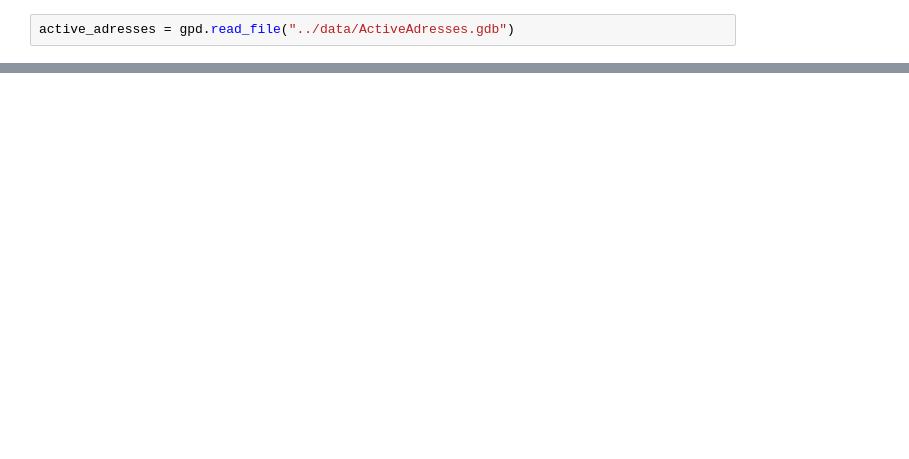
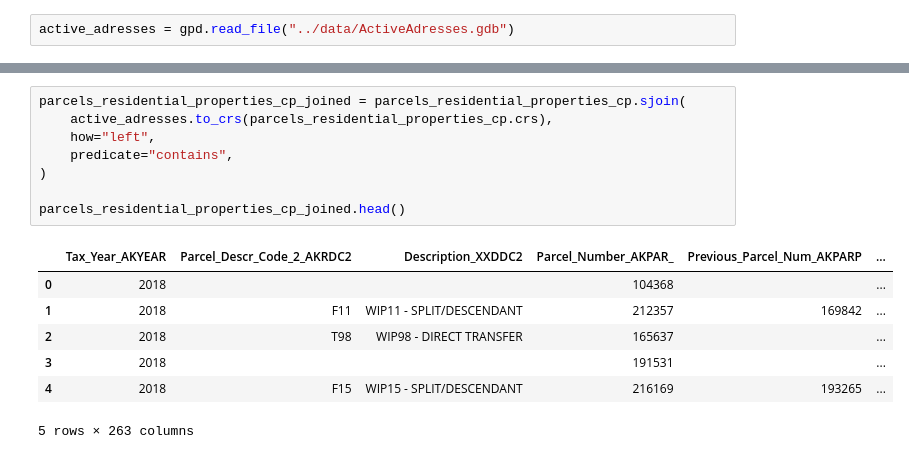
Before and after one commit to alexbarr1303/durham-public-schools, a Jupyter notebook: src/eda.ipynb, the cells around one changed output, grey strips where cells are left out. Saved outputs shown, nothing was run; the diff lists cells and outputs as text; blank space fills up the shorter version.

```diff
--- a/src/eda.ipynb
+++ b/src/eda.ipynb
@@ -194,0 +201,16 @@ residential_properties
+# %%
+parcels_residential_properties_cp_joined = parcels_residential_properties_cp.sjoin(
+    active_adresses.to_crs(parcels_residential_properties_cp.crs),
+    how="left",
+    predicate="contains",
+)
+
+parcels_residential_properties_cp_joined.head()
+# %% [output]
+|  | Tax_Year_AKYEAR | Parcel_Descr_Code_2_AKRDC2 | Description_XXDDC2 | Parcel_Number_AKPAR_ | Previous_Parcel_Num_AKPARP | ... |
+| 0 | 2018 |  |  | 104368 |  | ... |
+| 1 | 2018 | F11 | WIP11 - SPLIT/DESCENDANT | 212357 | 169842 | ... |
+| 2 | 2018 | T98 | WIP98 - DIRECT TRANSFER | 165637 |  | ... |
+| 3 | 2018 |  |  | 191531 |  | ... |
+| 4 | 2018 | F15 | WIP15 - SPLIT/DESCENDANT | 216169 | 193265 | ... |
+5 rows × 263 columns
```
Also changed, not shown: parts of 23 cells of this notebook, 2 other files.
